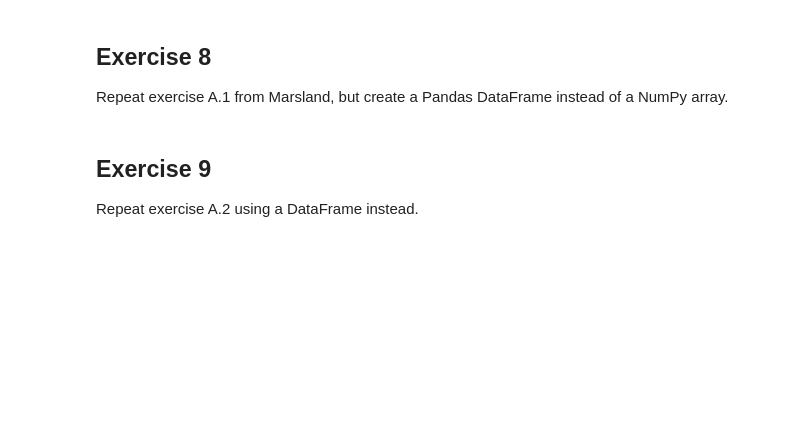
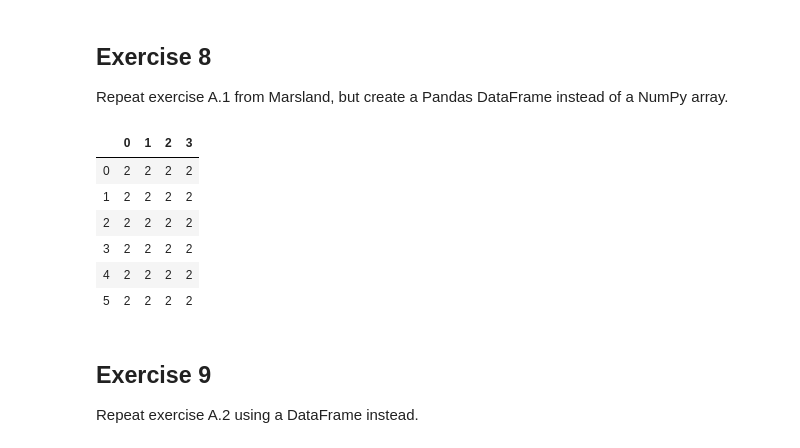
Before and after one commit to 2019-winter/lab-1-ishaanjain, a Jupyter notebook: labs/Lab 1 - Python and NumPy.ipynb, the cells around one changed output. Drawn from its saved outputs; the diff is of its cells as text; code cells hidden in the pictures; blank space fills up the shorter version.

```diff
--- a/labs/Lab 1 - Python and NumPy.ipynb
+++ b/labs/Lab 1 - Python and NumPy.ipynb
@@ -153,3 +151,17 @@ Repeat exercise A.1 from Marsland, but create a Pandas DataFrame instead of a Nu
+# %%
+# YOUR SOLUTION HERE
+import pandas as pd
+a_8 = np.full((6, 4), 2, int)
+a_8 = pd.DataFrame(a_8)
+a_8
+# %% [output]
+|  | 0 | 1 | 2 | 3 |
+| 0 | 2 | 2 | 2 | 2 |
+| 1 | 2 | 2 | 2 | 2 |
+| 2 | 2 | 2 | 2 | 2 |
+| 3 | 2 | 2 | 2 | 2 |
+| 4 | 2 | 2 | 2 | 2 |
+| 5 | 2 | 2 | 2 | 2 |
 # %% [markdown]
 ## Exercise 9
 Repeat exercise A.2 using a DataFrame instead.
```
Also changed, not shown: parts of 13 cells of this notebook, 1 other file.
